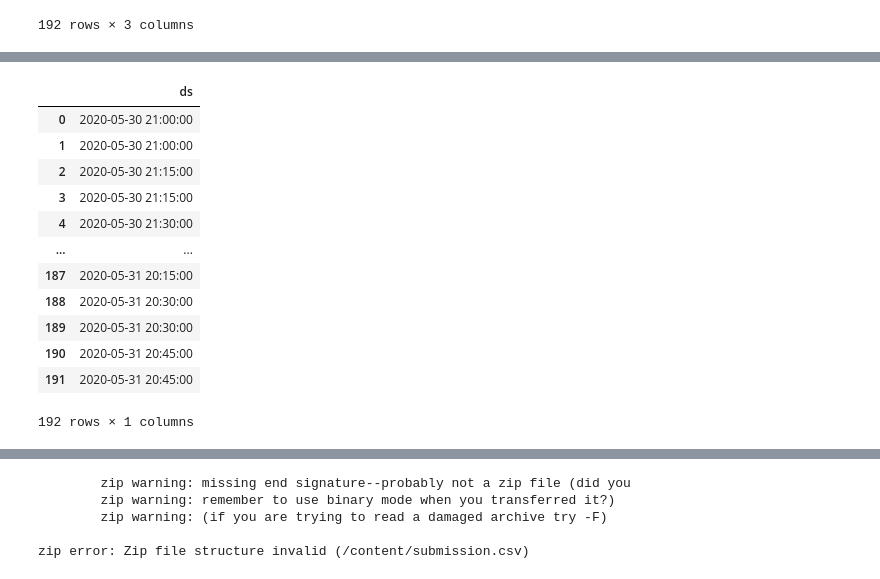
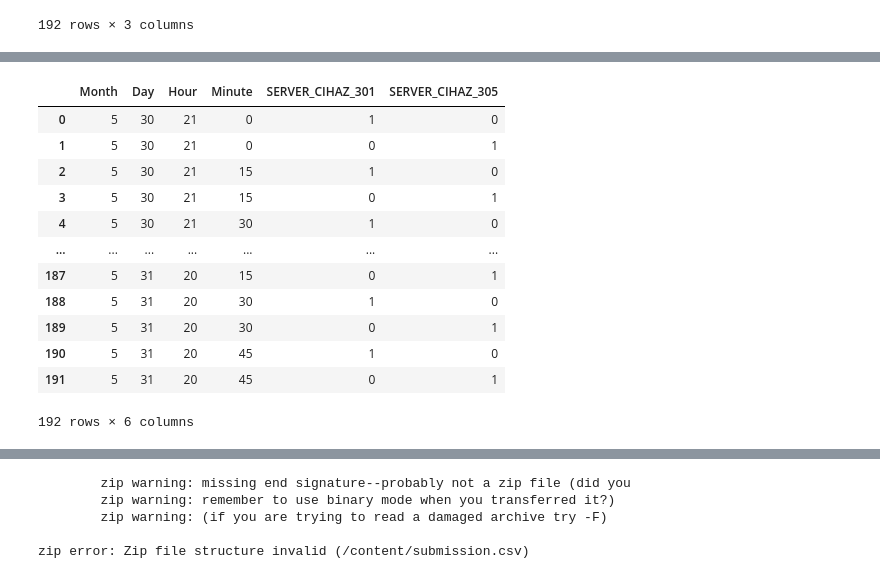
Before and after one commit to ikranergiz/Install-Future-Program-Istanbul-Hackathon, a Jupyter notebook: Soru-1.ipynb, the cells around one changed output, grey strips where cells are left out. Drawn from its saved outputs; the diff is of its cells as text; code cells hidden in the pictures.

```diff
--- a/Soru-1.ipynb
+++ b/Soru-1.ipynb
@@ -377,0 +589,9 @@ test_data['DATETIME'] = pd.to_datetime(test_data['DATETIME'], utc=True)
+# %%
+test_data = pd.get_dummies(data = test_data, columns = ['SERVER'])
+# %%
+test_data['DATETIME'] = pd.to_datetime(test_data['DATETIME'], utc=True)
+test_data['Month'] = test_data['DATETIME'].dt.month
+test_data['Day'] = test_data['DATETIME'].dt.day
+test_data['Hour'] = test_data['DATETIME'].dt.hour
+test_data['Minute'] = test_data['DATETIME'].dt.minute
+test_data = test_data.drop(columns = ['DATETIME'])
@@ -378,4 +600,4 @@ test_data['DATETIME'] = pd.to_datetime(test_data['DATETIME'], utc=True)
 # %%
-test_data = test_data.rename(columns={'DATETIME': 'ds'})
+# test_data = test_data.rename(columns={'DATETIME': 'ds'})
 test_data
 # %% [output]
@@ -395,3 +616,0 @@ test_data
-# %%
-test_data['ds'] = test_data['ds'].dt.tz_localize(None)
-test_data
@@ -412,20 +617,20 @@ test_data
 # %%
-test_data = test_data.drop(columns = ['index','SERVER'])
+test_data = test_data.drop(columns = ['index'])
 test_data
 # %% [output]
-|  | ds |
-| 0 | 2020-05-30 21:00:00 |
-| 1 | 2020-05-30 21:00:00 |
-| 2 | 2020-05-30 21:15:00 |
-| 3 | 2020-05-30 21:15:00 |
-| 4 | 2020-05-30 21:30:00 |
-| ... | ... |
-| 187 | 2020-05-31 20:15:00 |
-| 188 | 2020-05-31 20:30:00 |
-| 189 | 2020-05-31 20:30:00 |
-| 190 | 2020-05-31 20:45:00 |
-| 191 | 2020-05-31 20:45:00 |
+|  | Month | Day | Hour | Minute | SERVER_CIHAZ_301 | SERVER_CIHAZ_305 |
+| 0 | 5 | 30 | 21 | 0 | 1 | 0 |
+| 1 | 5 | 30 | 21 | 0 | 0 | 1 |
+| 2 | 5 | 30 | 21 | 15 | 1 | 0 |
+| 3 | 5 | 30 | 21 | 15 | 0 | 1 |
+| 4 | 5 | 30 | 21 | 30 | 1 | 0 |
+| ... | ... | ... | ... | ... | ... | ... |
+| 187 | 5 | 31 | 20 | 15 | 0 | 1 |
+| 188 | 5 | 31 | 20 | 30 | 1 | 0 |
+| 189 | 5 | 31 | 20 | 30 | 0 | 1 |
+| 190 | 5 | 31 | 20 | 45 | 1 | 0 |
+| 191 | 5 | 31 | 20 | 45 | 0 | 1 |
-192 rows × 1 columns
+192 rows × 6 columns
 # %%
 y_pred = regressor.predict(test_data)
 y_pred
```
Also changed, not shown: parts of 89 cells of this notebook.
